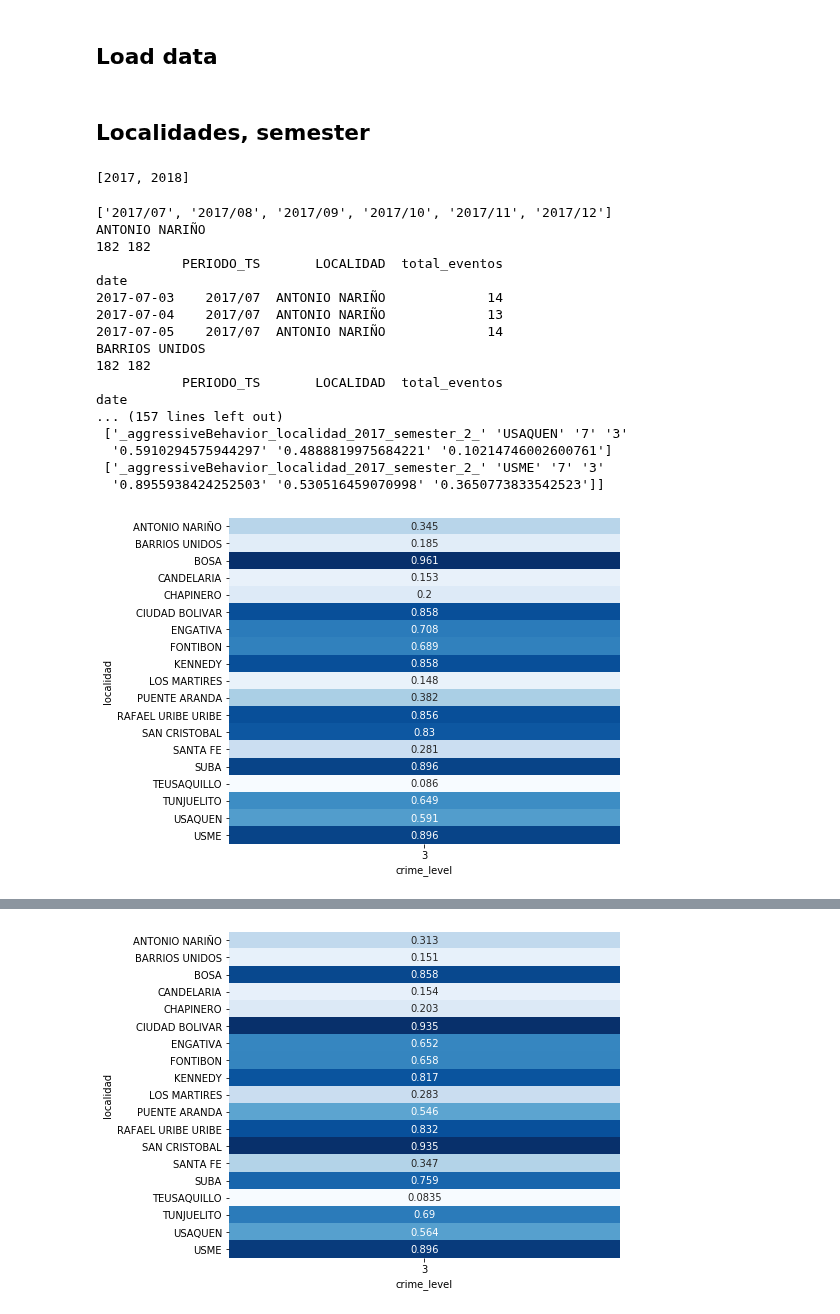
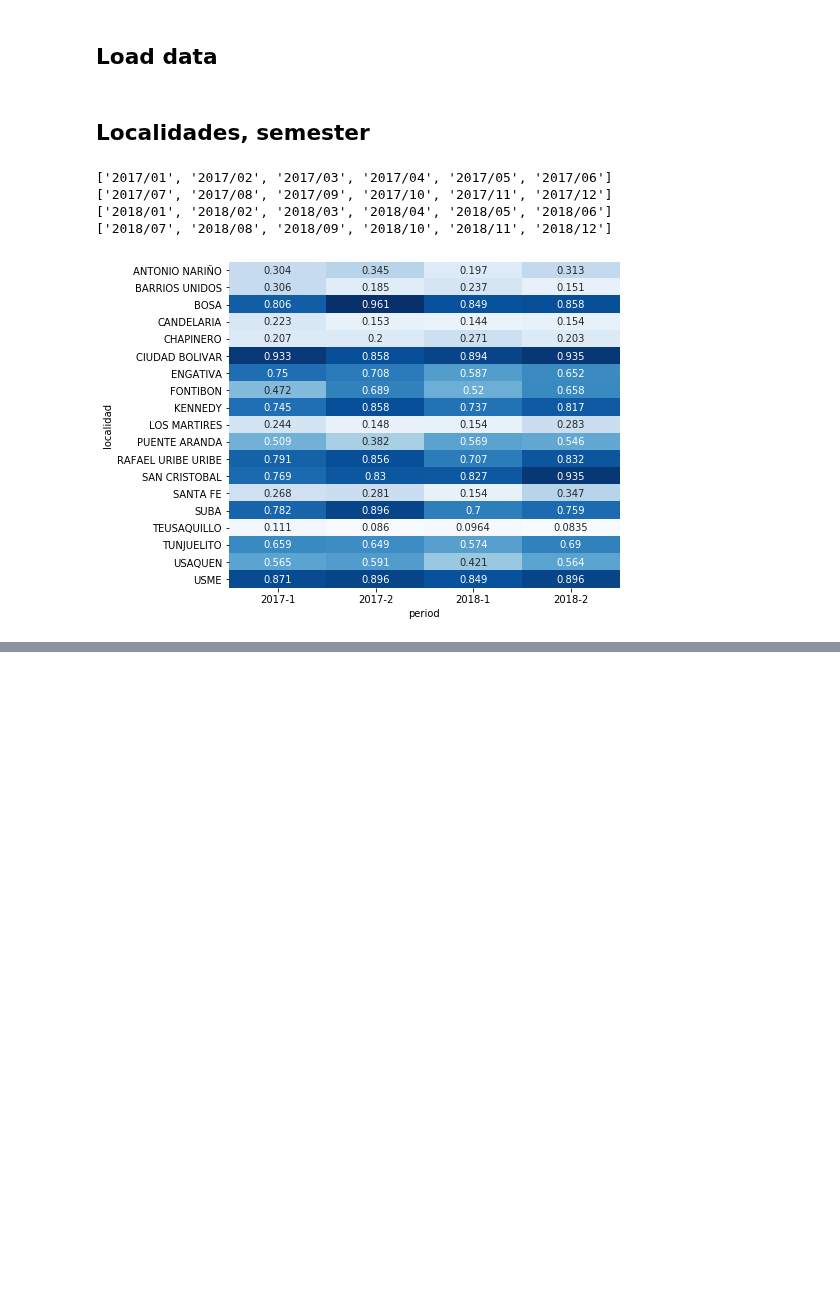
Before and after one commit to jrudascas/security_project, a Jupyter notebook: periodicity_experiments/experiment_10_predictability_reproducible.ipynb, the cells around one changed output, grey strips where cells are left out. Saved outputs shown, nothing was run; the diff lists cells and outputs as text; code cells hidden in the pictures; blank space fills up the shorter version.

Commit message:
test predictability along localidades and semesters

```diff
--- a/periodicity_experiments/experiment_10_predictability_reproducible.ipynb
+++ b/periodicity_experiments/experiment_10_predictability_reproducible.ipynb
@@ -146,17 +146,16 @@ def get_LT(df_by_period,lenWindow):
     lT = samples_num//lenWindow * lenWindow
     return lT
 # %%
-def predictability_experiment_localidades(df_by_date,min_date_period,max_date_period,lenWindow,localidadesList,Levels,expName):
+def predictability_experiment_localidades(df_by_date,min_date_period,max_date_period,lenWindow,localidadesList,Levels,expName,periodName):
     workingPath = '/Users/anamaria/Desktop/dev/security_project/periodicity_experiments/predictability/';
 
     flagF = True;
     for localidad in localidadesList:
-        print(localidad)
+        #print(localidad)
         #write embeding
         df_by_localidad = df_by_date[df_by_date['LOCALIDAD'] == localidad]
         df_by_localidad = preprocess_df(df_by_localidad,min_date_period,max_date_period)
         saveTimeSeries(df_by_localidad,min_date_period,max_date_period,localidad, lenWindow, expName)
-        print(df_by_localidad.head(3))
 
         for nLevels in Levels:
             (barcode,timeSeries) = getBarcode(expName,lenWindow,localidad);
@@ -165,16 +164,16 @@ def predictability_experiment_localidades(df_by_date,min_date_period,max_date_pe
 
             if flagF==True:
                 flagF = False
-                predValues = np.array([expName,localidad,lenWindow,nLevels,p,m,c]);
+                predValues = np.array([expName,periodName,localidad,lenWindow,nLevels,p,m,c]);
             else:
-                predValues = np.vstack((predValues, [expName,localidad,lenWindow,nLevels,p,m,c]))
+                predValues = np.vstack((predValues, [expName,periodName,localidad,lenWindow,nLevels,p,m,c]))
 
     return predValues
 # %%
-def table_predictability_report(df_agressiveBehavior,lenWindow,localidadesList,levelCategories,name_experiment):
-    join=df_agressiveBehavior.pivot('localidad','crime_level','predictability')
+def table_predictability_by_period_report(df_agressiveBehavior,lenWindow,localidadesList,yAxisCategories,name_experiment):
+    join=df_agressiveBehavior.pivot('localidad','period','predictability')
     var1_order = []
-    var2_order = levelCategories
+    var2_order = yAxisCategories
     if len(var2_order) > 0:
         join = join.reindex(var2_order, axis=1)
     if len(var1_order) > 0:
@@ -187,7 +186,7 @@ def table_predictability_report(df_agressiveBehavior,lenWindow,localidadesList,l
     bottom, top = ax.get_ylim()
     ax.set_ylim(bottom + 0.5, top - 0.5)
     file_path = '/Users/anamaria/Desktop/dev/security_project/periodicity_experiments/predictability/figures/'
-    #plt.savefig(file_path+'table_aggressiveBehavior_localidades'+str(name_experiment)+'_predictability_time_'+str(lenWindow)+'_levels_'+str(levelCategories),dpi=300,bbox_inches = "tight")
+    plt.savefig(file_path+'table_'+str(name_experiment)+'_predictability_time_'+str(lenWindow)+'_levels_',dpi=300,bbox_inches = "tight")
     plt.show()
 # %%
 def table_constancy_report(df_agressiveBehavior,lenWindow,localidadesList,levelCategories,name_experiment):
@@ -303,44 +302,31 @@ levelCategories = list(map(lambda x: str(x), Levels))
 localidadesList = list(df_by_date.LOCALIDAD.unique())
 localidadesList.remove('SIN LOCALIZACION')
 # %%
-#localidadesList = ['BOSA','USME']
 years = list(df_input['ANIO'].unique())
 years.remove(2019)
-years
+semesters = [1, 2]
-# %% [output]
-[2017, 2018]
 # %%
+predValues_array = []
 for year in years:
-    period_list = build_semester_list(str(year),semester=2)
-    print(period_list)
-    df_by_period=df_by_date[df_by_date.PERIODO_TS.isin(period_list)]
+    for semester in semesters:
+        period_list = build_semester_list(str(year),semester)
+        print(period_list)
+        df_by_period=df_by_date[df_by_date.PERIODO_TS.isin(period_list)]
 
-    min_date_on_period = df_by_period.reset_index().date.min()
-    max_date_on_period = df_by_period.reset_index().date.max()
+        min_date_on_period = df_by_period.reset_index().date.min()
+        max_date_on_period = df_by_period.reset_index().date.max()
 
-    expName = '_aggressiveBehavior_localidad_'+str(year)+'_semester_'+str(2)+'_'
-    predValues = predictability_experiment_localidades(df_by_period,min_date_on_period,max_date_on_period,lenWindow,localidadesList,Levels,expName)
-    print(predValues)
+        expName = 'aggressiveBehavior_localidad_by_semester'
+        periodName = str(year)+'-'+str(semester)
+        predValues = predictability_experiment_localidades(df_by_period,min_date_on_period,max_date_on_period,lenWindow,localidadesList,Levels,expName,periodName)
+        predValues_array = predValues_array + list(predValues)
 
-    df_prediction = pd.DataFrame(predValues, columns=['crime_type', 'localidad','lenWindow','crime_level','predictability','contingency','constancy'])
-    df_agressiveBehavior = df_prediction[df_prediction['crime_type']==expName]
-    table_predictability_report(df_agressiveBehavior,lenWindow,localidadesList,levelCategories,expName)
+df_prediction = pd.DataFrame(predValues_array, columns=['experiment_name','period','localidad','lenWindow','crime_level','predictability','contingency','constancy'])
+periodCategories = list(df_prediction['period'].unique())
+table_predictability_by_period_report(df_prediction,lenWindow,localidadesList,periodCategories,expName)
 # %% [output]
+['2017/01', '2017/02', '2017/03', '2017/04', '2017/05', '2017/06']
 ['2017/07', '2017/08', '2017/09', '2017/10', '2017/11', '2017/12']
-ANTONIO NARIÑO
-182 182
-           PERIODO_TS       LOCALIDAD  total_eventos
-date
-2017-07-03    2017/07  ANTONIO NARIÑO             14
-2017-07-04    2017/07  ANTONIO NARIÑO             13
-2017-07-05    2017/07  ANTONIO NARIÑO             14
-BARRIOS UNIDOS
-182 182
-           PERIODO_TS       LOCALIDAD  total_eventos
-date
-... (157 lines left out)
- ['_aggressiveBehavior_localidad_2017_semester_2_' 'USAQUEN' '7' '3'
-  '0.5910294575944297' '0.4888819975684221' '0.10214746002600761']
- ['_aggressiveBehavior_localidad_2017_semester_2_' 'USME' '7' '3'
-  '0.8955938424252503' '0.530516459070998' '0.3650773833542523']]
+['2018/01', '2018/02', '2018/03', '2018/04', '2018/05', '2018/06']
+['2018/07', '2018/08', '2018/09', '2018/10', '2018/11', '2018/12']
-[figure, old version]
+[figure, new version]
@@ -364 +332,0 @@ date
-[figure, removed]
```
Also changed, not shown: parts of 5 cells of this notebook.
